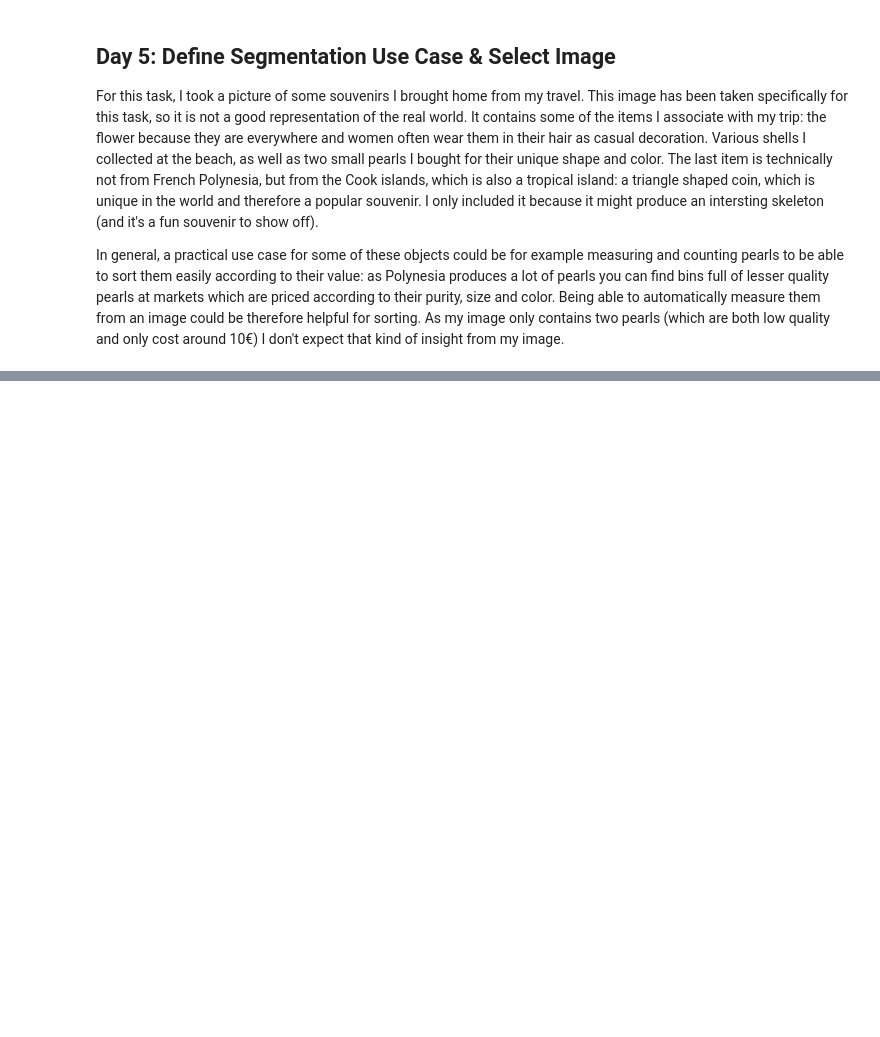
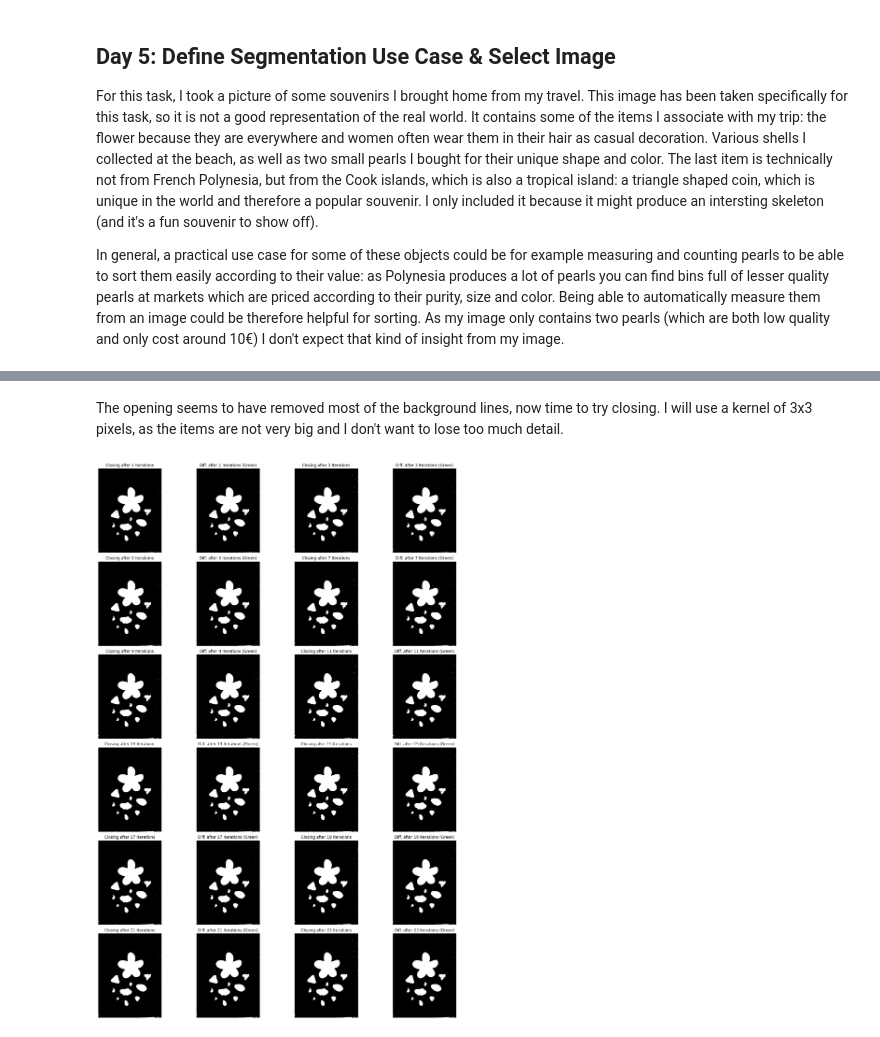
Before and after one commit to AntoniaBonfa/gbsv_MC2, a Jupyter notebook: gbsv_mc2_part2.ipynb, the cells around one changed output, grey strips where cells are left out. Cells and saved outputs as stored; diff of their text form; code cells hidden in the pictures; blank space fills up the shorter version.

```diff
--- a/gbsv_mc2_part2.ipynb
+++ b/gbsv_mc2_part2.ipynb
@@ -26,0 +108,23 @@ plt.show()
+# %% [markdown]
+The opening seems to have removed most of the background lines, now time to try closing. I will use a kernel of 3x3 pixels, as the items are not very big and I don't want to lose too much detail.
+# %%
+kernel = cv.getStructuringElement(cv.MORPH_ELLIPSE, (3, 3))
+
+n_iterations = 24
+fig, ax = plt.subplots(6, 4, figsize=(18, 24))
+axs = ax.flatten()
+
+for i in range(0,n_iterations, 2):
+    closed = cv.morphologyEx(opened, cv.MORPH_CLOSE, kernel, iterations=i)
+    axs[i].imshow(closed, cmap='gray')
+    axs[i].set_title(f'Closing after {i+1} Iterations')
+    axs[i].axis('off')
+
+    axs[i+1].imshow(plot_difference(opened, closed))
+    axs[i+1].set_title(f'Diff. after {i+1} Iterations (Green)')
+    axs[i+1].axis('off')
+
+plt.tight_layout()
+plt.show()
+# %% [output]
+[figure, added]
```
Also changed, not shown: parts of 20 cells of this notebook, 1 other file.
